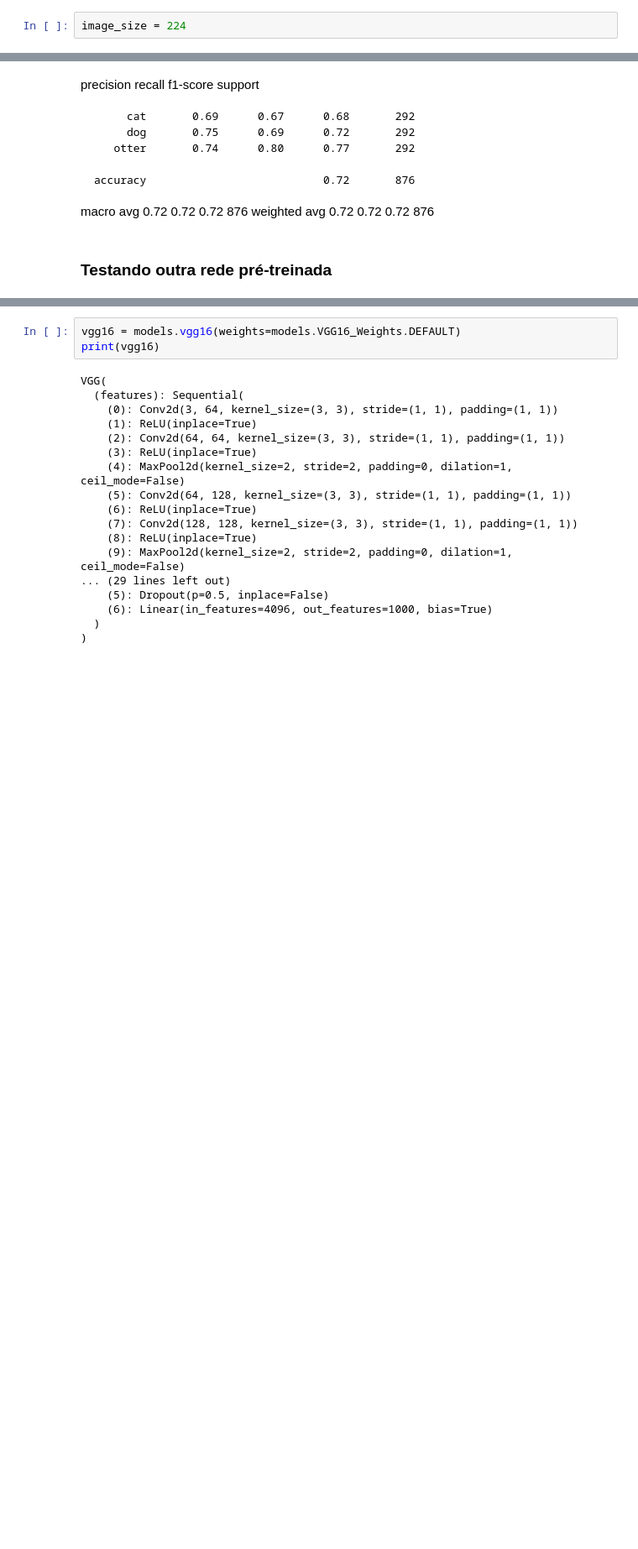
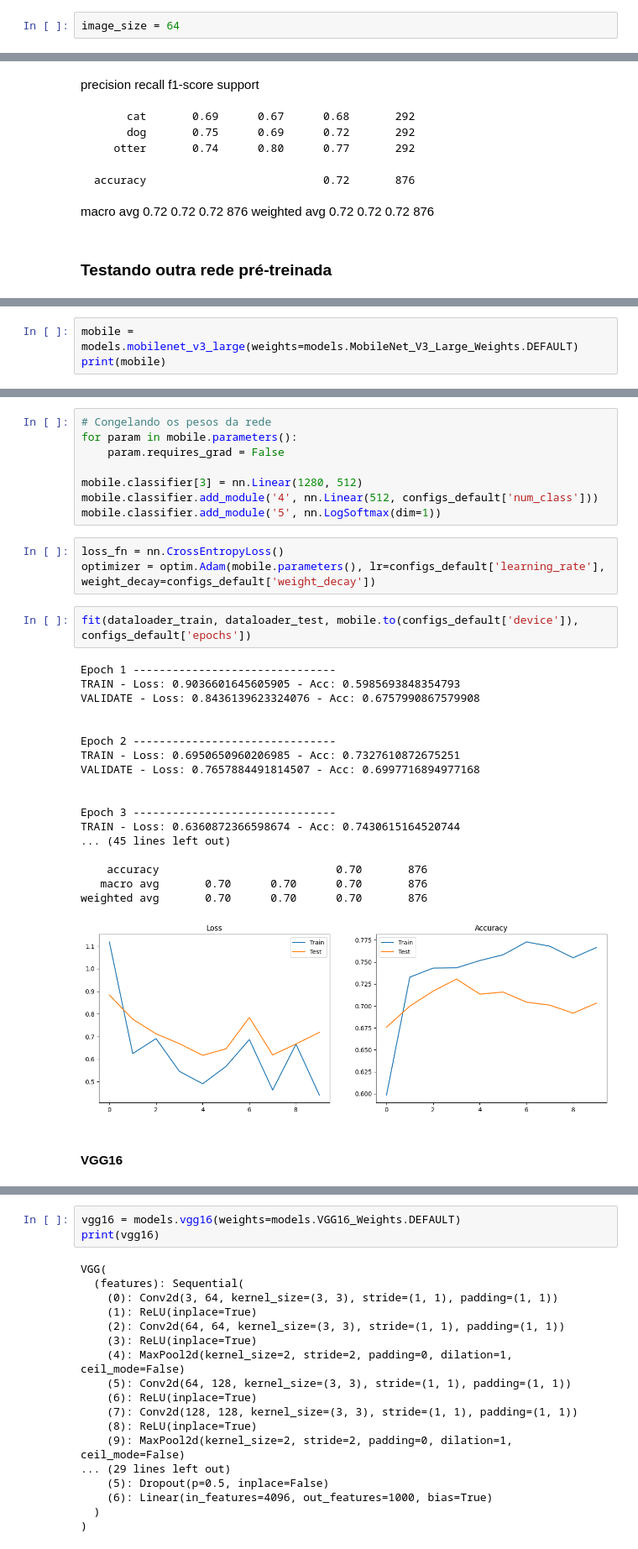
Before and after one commit to z-fab/postech-data-analytics, a Jupyter notebook: f5-deep-learning/m1-deep-reinforcement-learning/notebook-classifier_animals.ipynb, the cells around one changed output, grey strips where cells are left out. Shown at 84% size. Drawn from its saved outputs; the diff is of its cells as text; blank space fills up the shorter version.

```diff
--- a/f5-deep-learning/m1-deep-reinforcement-learning/notebook-classifier_animals.ipynb
+++ b/f5-deep-learning/m1-deep-reinforcement-learning/notebook-classifier_animals.ipynb
@@ -92,7 +92,7 @@ Classe: otter - Train: 1166 - Test: 292
 ## Pré-processamento das Imagens
 Vamos importar algumas imagens e fazer o tratamento necessário para que possamos utilizá-las em uma rede convolucional.
 # %%
-image_size = 224
+image_size = 64
 # %%
 image_transform = {
     'train': transforms.Compose([
@@ -428,0 +431,3 @@ weighted avg       0.72      0.72      0.72       876
+# %%
+mobile = models.mobilenet_v3_large(weights=models.MobileNet_V3_Large_Weights.DEFAULT)
+print(mobile)
@@ -428,0 +454,34 @@ weighted avg       0.72      0.72      0.72       876
+# %%
+# Congelando os pesos da rede
+for param in mobile.parameters():
+    param.requires_grad = False
+
+mobile.classifier[3] = nn.Linear(1280, 512)
+mobile.classifier.add_module('4', nn.Linear(512, configs_default['num_class']))
+mobile.classifier.add_module('5', nn.LogSoftmax(dim=1))
+# %%
+loss_fn = nn.CrossEntropyLoss()
+optimizer = optim.Adam(mobile.parameters(), lr=configs_default['learning_rate'], weight_decay=configs_default['weight_decay'])
+# %%
+fit(dataloader_train, dataloader_test, mobile.to(configs_default['device']), configs_default['epochs'])
+# %% [output]
+Epoch 1 -------------------------------
+TRAIN - Loss: 0.9036601645605905 - Acc: 0.5985693848354793
+VALIDATE - Loss: 0.8436139623324076 - Acc: 0.6757990867579908
+
+
+Epoch 2 -------------------------------
+TRAIN - Loss: 0.6950650960206985 - Acc: 0.7327610872675251
+VALIDATE - Loss: 0.7657884491814507 - Acc: 0.6997716894977168
+
+
+Epoch 3 -------------------------------
+TRAIN - Loss: 0.6360872366598674 - Acc: 0.7430615164520744
+... (45 lines left out)
+
+    accuracy                           0.70       876
+   macro avg       0.70      0.70      0.70       876
+weighted avg       0.70      0.70      0.70       876
+[figure, added]
+# %% [markdown]
+#### VGG16
```
Also changed, not shown: parts of 12 cells of this notebook.
